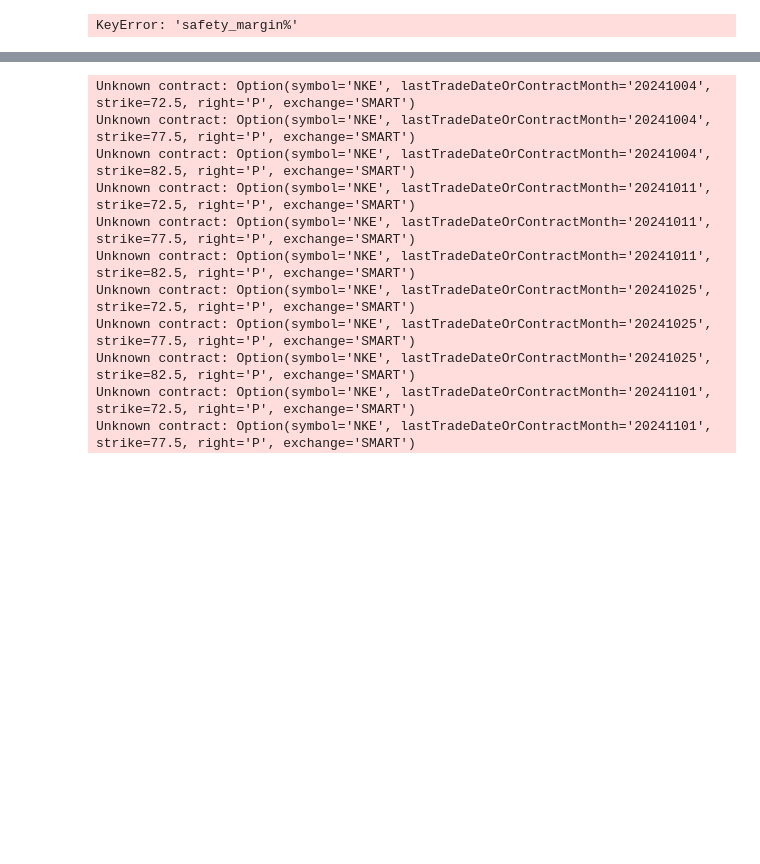
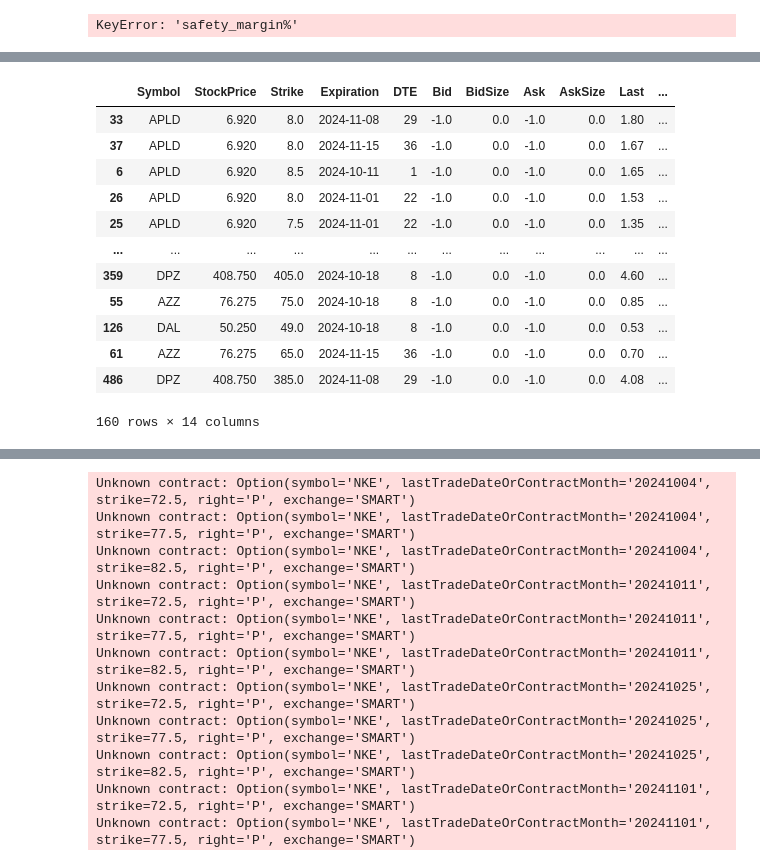
Before and after one commit to lowQuant/IB-Multi-Strategy-ATS, a Jupyter notebook: data_and_research/notebooks/options.ipynb, the cells around one changed output, grey strips where cells are left out. Cells and saved outputs as stored; diff of their text form; code cells hidden in the pictures; blank space fills up the shorter version.

```diff
--- a/data_and_research/notebooks/options.ipynb
+++ b/data_and_research/notebooks/options.ipynb
@@ -201,7 +196,7 @@ async def get_filtered_put_options(ib, symbols,min_dte = 0,max_dte = 60, unfilte
     else:
         return pd.DataFrame()
 # %%
-symbols = vol_df.act_symbol.to_list()
-df = await get_filtered_put_options(ib, symbols=symbols,unfiltered=False,min_dte=10,min_safety_margin=0.045,max_safety_margin=0.55)
+# symbols = vol_df.act_symbol.to_list()
+df = await get_filtered_put_options(ib, symbols=symbols,unfiltered=True)
 df
 # %% [output]
@@ -231,7 +243,7 @@ df.sort_values('safety_margin%', ascending=False)
 # %% [output]
 KeyError: 'safety_margin%'
 # %%
-async def debug_process_get_filtered_put_options(ib, symbol, min_dte=0, max_dte=60, unfiltered=False, min_safety_margin=0.05, max_safety_margin=0):
+async def debug_process_get_filtered_put_options(ib, symbol, min_dte=0, max_dte=60, unfiltered=False, min_safety_margin=0.5, max_safety_margin=0.5):
     # Get the stock contract
     stock = Stock(symbol, 'SMART', 'USD')
     await ib.qualifyContractsAsync(stock)
@@ -300,7 +312,7 @@ async def debug_process_get_filtered_put_options(ib, symbol, min_dte=0, max_dte=
     df = pd.DataFrame(data)
     if df.empty:
         print(f"No valid options data for {symbol}")
-        return None, None
+        return None
     print(f"DataFrame created for {symbol}:\n{df.head()}")
 
     df = df.sort_values(['Expiration', 'Strike'])
@@ -315,8 +327,8 @@ async def debug_process_get_filtered_put_options(ib, symbol, min_dte=0, max_dte=
     options_df = options_df.sort_values('safety_margin%', ascending=False)
     print(f"Filtered options DataFrame for {symbol}:\n{options_df.head()}")
 
-    return options_df.head(10), stock_price
+    return options_df.head(10)
 
-df = await debug_process_get_filtered_put_options(ib, symbols[0])
+df = await debug_process_get_filtered_put_options(ib, symbols[4])
 df
 # %% [output]
@@ -381,0 +662,24 @@ import asyncio
+# %%
+options_df = df.copy()
+options_df['option_premium'] = options_df['Last'] / options_df['Strike']
+options_df['annualized_premium'] = options_df['option_premium'] * (365 / options_df['DTE'])
+options_df['safety_margin%'] = (options_df['StockPrice'] - options_df['Strike']) / options_df['StockPrice']
+options_df = options_df[(options_df['option_premium'] > 0.01) & (options_df['annualized_premium'] > 0.1)]
+
+# # Sort the DataFrame after creating all columns
+# options_df = options_df.sort_values('safety_margin%', ascending=False)
+options_df.sort_values('option_premium', ascending=False)
+# %% [output]
+|  | Symbol | StockPrice | Strike | Expiration | DTE | Bid | BidSize | Ask | AskSize | Last | ... |
+| 33 | APLD | 6.920 | 8.0 | 2024-11-08 | 29 | -1.0 | 0.0 | -1.0 | 0.0 | 1.80 | ... |
+| 37 | APLD | 6.920 | 8.0 | 2024-11-15 | 36 | -1.0 | 0.0 | -1.0 | 0.0 | 1.67 | ... |
+| 6 | APLD | 6.920 | 8.5 | 2024-10-11 | 1 | -1.0 | 0.0 | -1.0 | 0.0 | 1.65 | ... |
+| 26 | APLD | 6.920 | 8.0 | 2024-11-01 | 22 | -1.0 | 0.0 | -1.0 | 0.0 | 1.53 | ... |
+| 25 | APLD | 6.920 | 7.5 | 2024-11-01 | 22 | -1.0 | 0.0 | -1.0 | 0.0 | 1.35 | ... |
+| ... | ... | ... | ... | ... | ... | ... | ... | ... | ... | ... | ... |
+| 359 | DPZ | 408.750 | 405.0 | 2024-10-18 | 8 | -1.0 | 0.0 | -1.0 | 0.0 | 4.60 | ... |
+| 55 | AZZ | 76.275 | 75.0 | 2024-10-18 | 8 | -1.0 | 0.0 | -1.0 | 0.0 | 0.85 | ... |
+| 126 | DAL | 50.250 | 49.0 | 2024-10-18 | 8 | -1.0 | 0.0 | -1.0 | 0.0 | 0.53 | ... |
+| 61 | AZZ | 76.275 | 65.0 | 2024-11-15 | 36 | -1.0 | 0.0 | -1.0 | 0.0 | 0.70 | ... |
+| 486 | DPZ | 408.750 | 385.0 | 2024-11-08 | 29 | -1.0 | 0.0 | -1.0 | 0.0 | 4.08 | ... |
+160 rows × 14 columns
```
Also changed, not shown: parts of 18 cells of this notebook.
